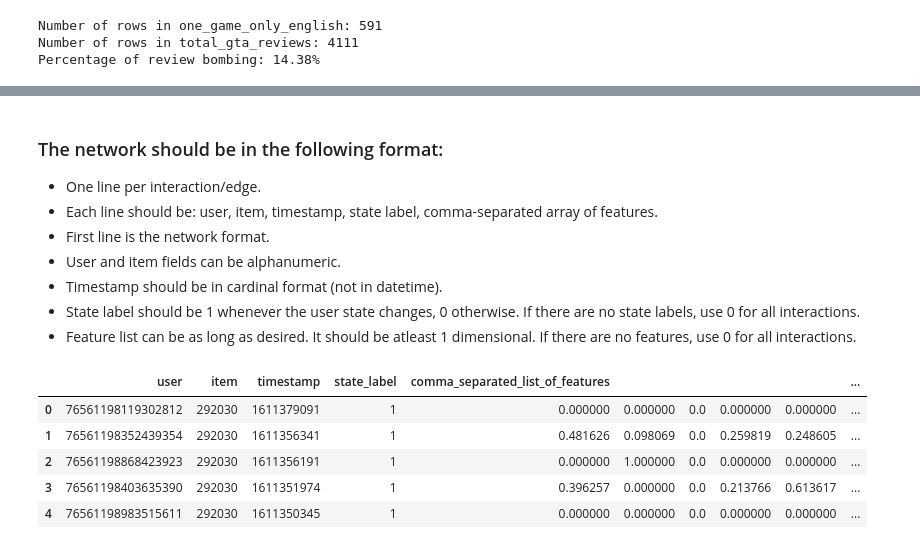
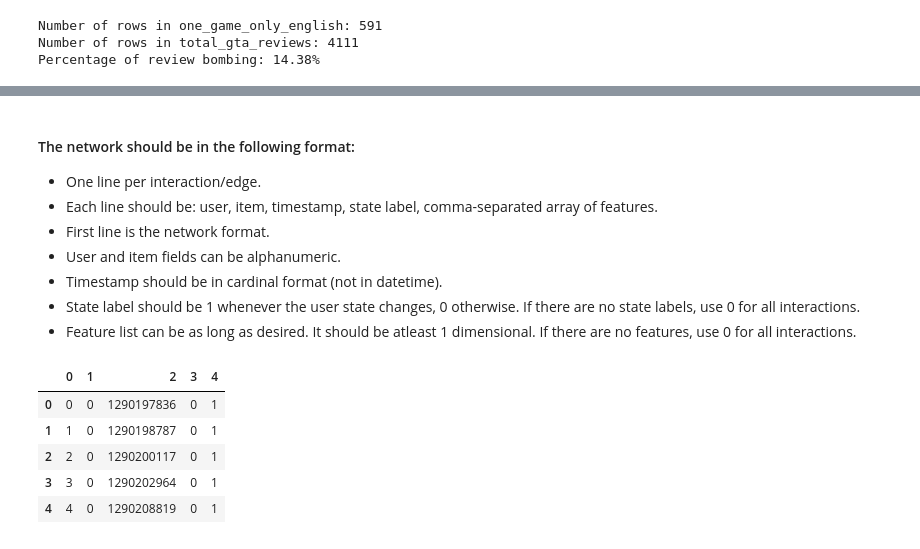
Before and after one commit to Litr0/Steam_data_converter_ML, a Jupyter notebook: transform_steam_data.ipynb, the cells around one changed output, grey strips where cells are left out. Drawn from its saved outputs; the diff is of its cells as text; code cells hidden in the pictures.

Commit message:
More data exploration but failure to transform the data to the correct form

```diff
--- a/transform_steam_data.ipynb
+++ b/transform_steam_data.ipynb
@@ -89,0 +94,12 @@ Percentage of review bombing: 14.38%
+# %%
+steam_reviews_english = steam_reviews[(steam_reviews["language"] == "english")]
+steam_reviews_english = steam_reviews_english[['app_id', 'app_name', 'review', 'timestamp_created', 'timestamp_updated', 'recommended', 'author.steamid', 'weighted_vote_score']]
+steam_reviews_english = steam_reviews_english.sort_values(by=['timestamp_created', 'timestamp_updated'], ascending=[True, True])
+
+# Replace the author.steamid with smaller numbers starting from 0
+steam_reviews_english['author.steamid'] = pd.factorize(steam_reviews_english['author.steamid'])[0]
+
+# Replace the app_id with smaller numbers starting from 0
+steam_reviews_english['app_id'] = pd.factorize(steam_reviews_english['app_id'])[0]
+
+steam_reviews_english.head()
@@ -90,5 +130,5 @@ Percentage of review bombing: 14.38%
 # %% [markdown]
-### The network should be in the following format:
+#### The network should be in the following format:
 
 - One line per interaction/edge.
 - Each line should be: user, item, timestamp, state label, comma-separated array of features.
@@ -108,37 +148,29 @@ def transform_to_network(df):
     for _, row in df.iterrows():
         user = row['author.steamid']
         item = row['app_id']
-        timestamp = row['timestamp_updated']
-        state_label = 1 if row['recommended'] else 0
+        timestamp = row['timestamp_created']
+        weighted_vote_score = row['weighted_vote_score']
+        state_label = 0
+        recommended = 1 if row['recommended'] else 0
         # Add the features list to the network data
-        votes_helpful = row['votes_helpful']
-        votes_funny = row['votes_funny']
-        weighted_vote_score = row['weighted_vote_score']
-        comment_count = row['comment_count']
-        array_to_append = [user, item, timestamp, state_label]
-        array_to_append.extend((tdfidf_features[i][0], tdfidf_features[i][1],
-                                tdfidf_features[i][2], tdfidf_features[i][3],
-                                tdfidf_features[i][4], tdfidf_features[i][5],
-                                tdfidf_features[i][6], tdfidf_features[i][7],
-                                tdfidf_features[i][8], tdfidf_features[i][9]))
-        array_to_append.extend((votes_helpful, votes_funny, weighted_vote_score, comment_count))
+        array_to_append = [user, item, timestamp, state_label, recommended]
+        array_to_append.extend(tdfidf_features[i])
+        array_to_append.extend((weighted_vote_score))
         network_data.append(array_to_append)
         i += 1
-
     # Create a DataFrame from the network data
-    network_df = pd.DataFrame(network_data, columns=['user', 'item', 'timestamp', 'state_label', 'comma_separated_list_of_features',
-                                                     '', '', '','','', '', '','', '', '', '','', ''])
+    network_df = pd.DataFrame(network_data)
     return network_df
 # %%
 # Transform the steam_reviews in english DataFrame
-network_df = transform_to_network(steam_reviews[(steam_reviews['language'] == 'english')])
+network_df = transform_to_network(steam_reviews_english)
 
 # Display the first few rows of the transformed network DataFrame
 network_df.head()
 # %% [output]
-|  | user | item | timestamp | state_label | comma_separated_list_of_features |  |  |  |  | ... |
-| 0 | 76561198119302812 | 292030 | 1611379091 | 1 | 0.000000 | 0.000000 | 0.0 | 0.000000 | 0.000000 | ... |
-| 1 | 76561198352439354 | 292030 | 1611356341 | 1 | 0.481626 | 0.098069 | 0.0 | 0.259819 | 0.248605 | ... |
-| 2 | 76561198868423923 | 292030 | 1611356191 | 1 | 0.000000 | 1.000000 | 0.0 | 0.000000 | 0.000000 | ... |
-| 3 | 76561198403635390 | 292030 | 1611351974 | 1 | 0.396257 | 0.000000 | 0.0 | 0.213766 | 0.613617 | ... |
-| 4 | 76561198983515611 | 292030 | 1611350345 | 1 | 0.000000 | 0.000000 | 0.0 | 0.000000 | 0.000000 | ... |
+|  | 0 | 1 | 2 | 3 | 4 |
+| 0 | 0 | 0 | 1290197836 | 0 | 1 |
+| 1 | 1 | 0 | 1290198787 | 0 | 1 |
+| 2 | 2 | 0 | 1290200117 | 0 | 1 |
+| 3 | 3 | 0 | 1290202964 | 0 | 1 |
+| 4 | 4 | 0 | 1290208819 | 0 | 1 |
```
Also changed, not shown: parts of 7 cells of this notebook.
